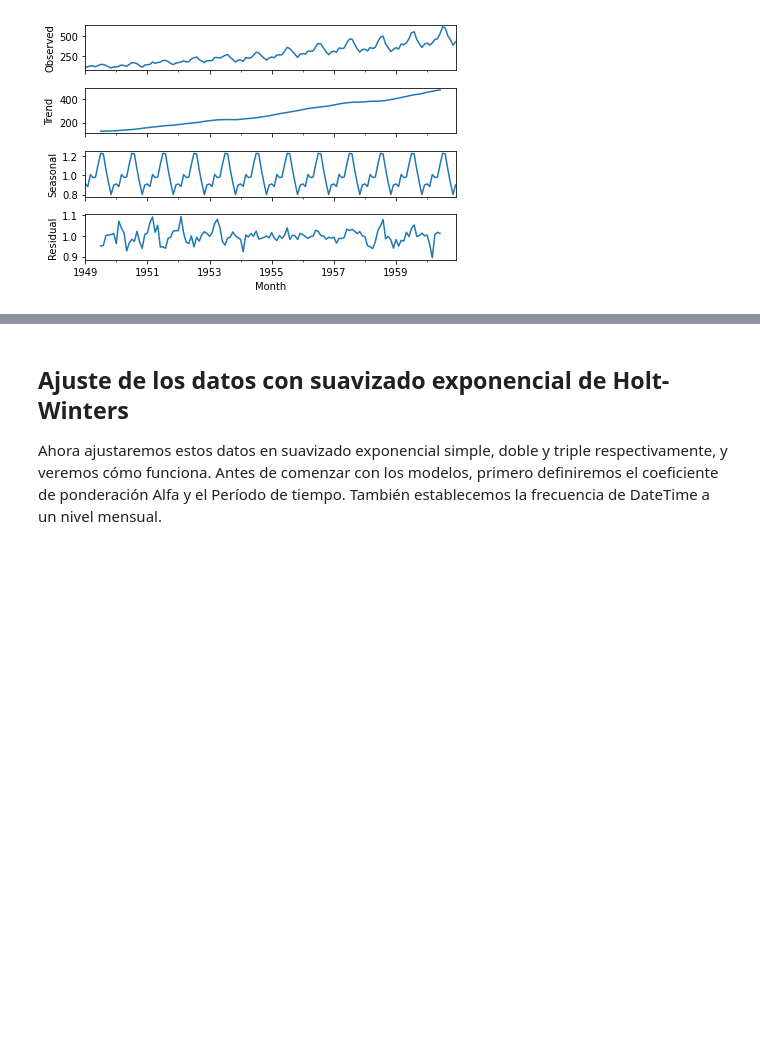
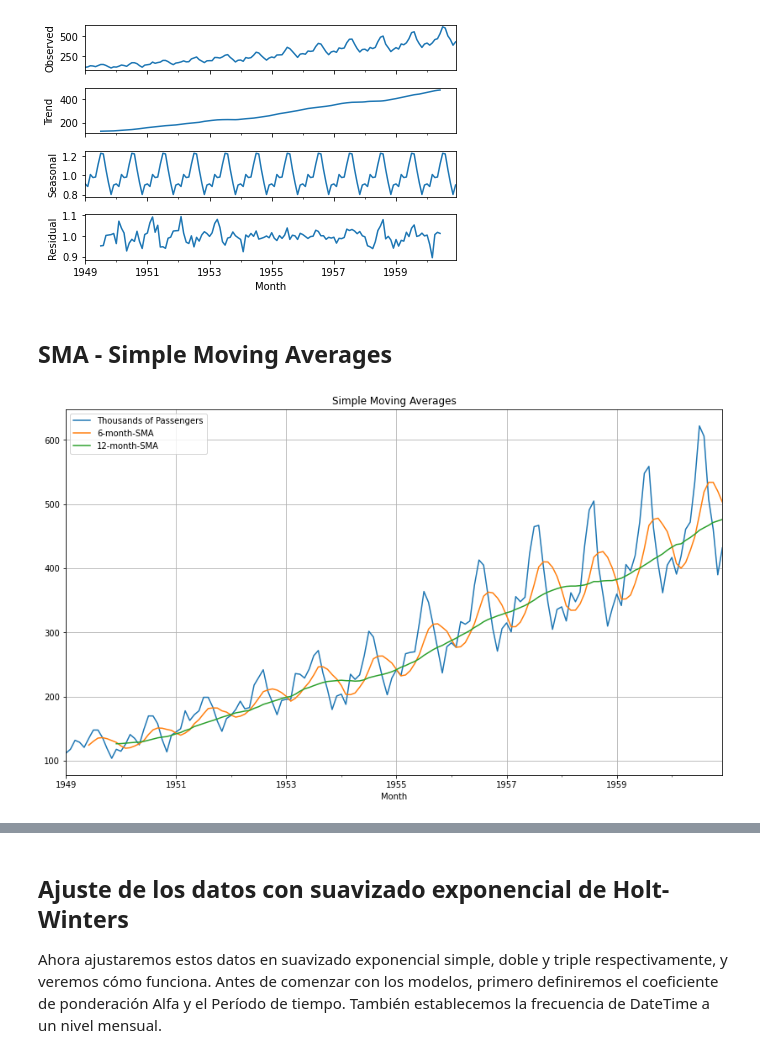
Before and after one commit to jcjimenezb123/PFM_PronosticoDemanda, a Jupyter notebook: HoltWinters.ipynb, the cells around one changed output, grey strips where cells are left out. Drawn from its saved outputs; the diff is of its cells as text; code cells hidden in the pictures; blank space fills up the shorter version.

```diff
--- a/HoltWinters.ipynb
+++ b/HoltWinters.ipynb
@@ -45,3 +45,12 @@ decompose_result = seasonal_decompose(airline['Thousands of Passengers'],model='
 decompose_result.plot();
 # %% [output]
 [figure]
+# %% [markdown]
+SMA - Simple Moving Averages
+---
+# %%
+airline['6-month-SMA'] = airline['Thousands of Passengers'].rolling(window=6).mean()
+airline['12-month-SMA'] = airline['Thousands of Passengers'].rolling(window=12).mean()
+airline.plot(title='Simple Moving Averages',figsize=(14,8),grid=True);
+# %% [output]
+[figure, added]
```
Also changed, not shown: parts of 3 cells of this notebook.
